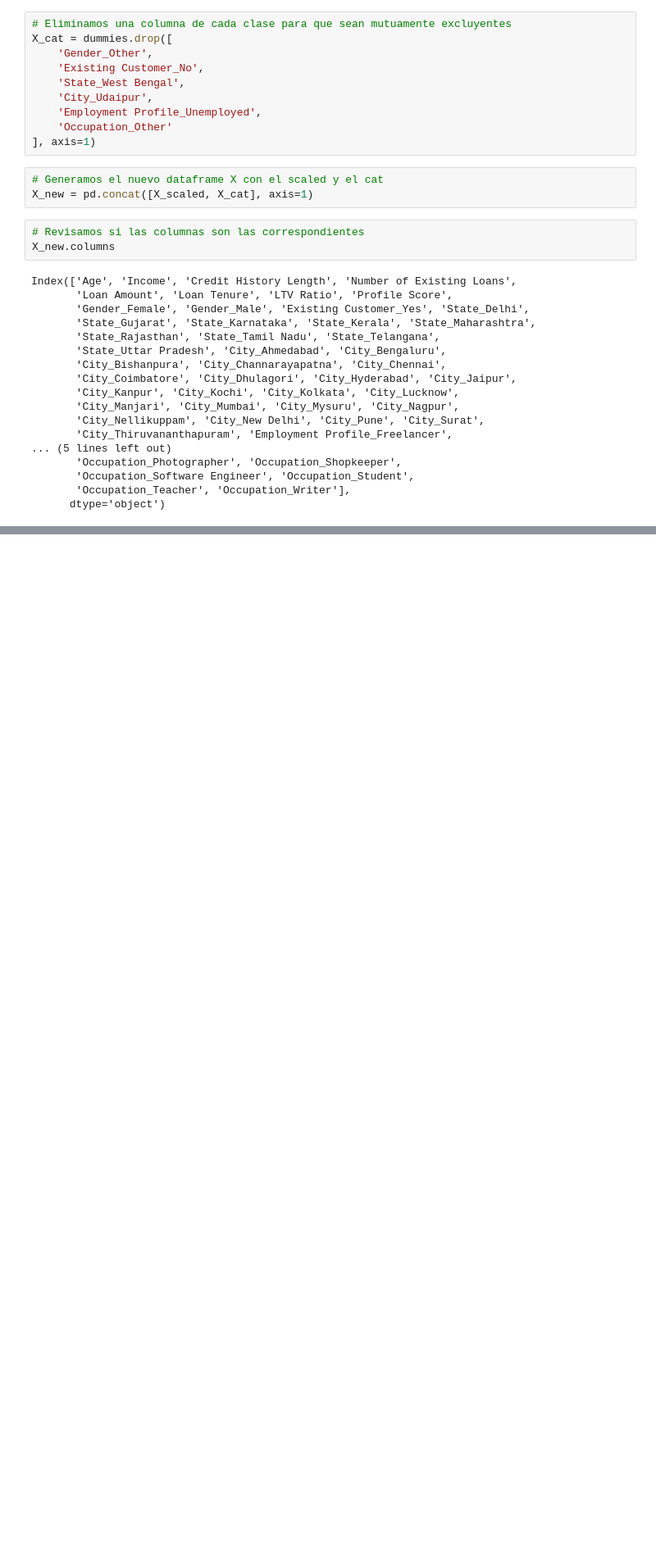
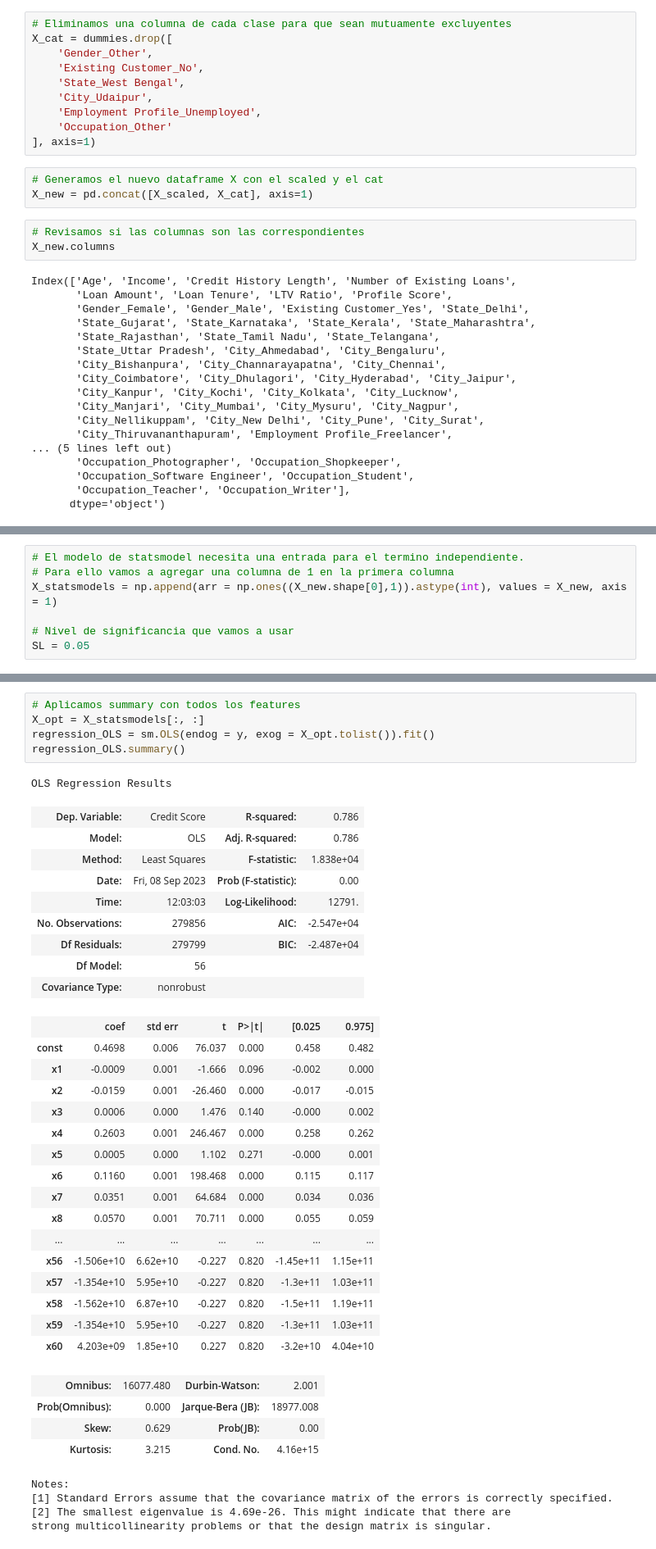
Before and after one commit to manoloacademia/aprMaqI_CEIA, a Jupyter notebook: trabajo_final/credit_v1.ipynb, the cells around one changed output, grey strips where cells are left out. Shown: that part at 82% size. Drawn from its saved outputs; the diff is of its cells as text; blank space fills up the shorter version.

```diff
--- a/trabajo_final/credit_v1.ipynb
+++ b/trabajo_final/credit_v1.ipynb
@@ -229,0 +388,7 @@ Index(['Age', 'Income', 'Credit History Length', 'Number of Existing Loans',
+# %%
+# El modelo de statsmodel necesita una entrada para el termino independiente.
+# Para ello vamos a agregar una columna de 1 en la primera columna
+X_statsmodels = np.append(arr = np.ones((X_new.shape[0],1)).astype(int), values = X_new, axis = 1)
+
+# Nivel de significancia que vamos a usar
+SL = 0.05
@@ -229,0 +399,40 @@ Index(['Age', 'Income', 'Credit History Length', 'Number of Existing Loans',
+# %%
+# Aplicamos summary con todos los features
+X_opt = X_statsmodels[:, :]
+regression_OLS = sm.OLS(endog = y, exog = X_opt.tolist()).fit()
+regression_OLS.summary()
+# %% [output]
+OLS Regression Results
+| Dep. Variable: | Credit Score | R-squared: | 0.786 |
+| Model: | OLS | Adj. R-squared: | 0.786 |
+| Method: | Least Squares | F-statistic: | 1.838e+04 |
+| Date: | Fri, 08 Sep 2023 | Prob (F-statistic): | 0.00 |
+| Time: | 12:03:03 | Log-Likelihood: | 12791. |
+| No. Observations: | 279856 | AIC: | -2.547e+04 |
+| Df Residuals: | 279799 | BIC: | -2.487e+04 |
+| Df Model: | 56 |  |  |
+| Covariance Type: | nonrobust |  |  |
+|  | coef | std err | t | P>|t| | [0.025 | 0.975] |
+| const | 0.4698 | 0.006 | 76.037 | 0.000 | 0.458 | 0.482 |
+| x1 | -0.0009 | 0.001 | -1.666 | 0.096 | -0.002 | 0.000 |
+| x2 | -0.0159 | 0.001 | -26.460 | 0.000 | -0.017 | -0.015 |
+| x3 | 0.0006 | 0.000 | 1.476 | 0.140 | -0.000 | 0.002 |
+| x4 | 0.2603 | 0.001 | 246.467 | 0.000 | 0.258 | 0.262 |
+| x5 | 0.0005 | 0.000 | 1.102 | 0.271 | -0.000 | 0.001 |
+| x6 | 0.1160 | 0.001 | 198.468 | 0.000 | 0.115 | 0.117 |
+| x7 | 0.0351 | 0.001 | 64.684 | 0.000 | 0.034 | 0.036 |
+| x8 | 0.0570 | 0.001 | 70.711 | 0.000 | 0.055 | 0.059 |
+| ... | ... | ... | ... | ... | ... | ... |
+| x56 | -1.506e+10 | 6.62e+10 | -0.227 | 0.820 | -1.45e+11 | 1.15e+11 |
+| x57 | -1.354e+10 | 5.95e+10 | -0.227 | 0.820 | -1.3e+11 | 1.03e+11 |
+| x58 | -1.562e+10 | 6.87e+10 | -0.227 | 0.820 | -1.5e+11 | 1.19e+11 |
+| x59 | -1.354e+10 | 5.95e+10 | -0.227 | 0.820 | -1.3e+11 | 1.03e+11 |
+| x60 | 4.203e+09 | 1.85e+10 | 0.227 | 0.820 | -3.2e+10 | 4.04e+10 |
+| Omnibus: | 16077.480 | Durbin-Watson: | 2.001 |
+| Prob(Omnibus): | 0.000 | Jarque-Bera (JB): | 18977.008 |
+| Skew: | 0.629 | Prob(JB): | 0.00 |
+| Kurtosis: | 3.215 | Cond. No. | 4.16e+15 |
+Notes:
+[1] Standard Errors assume that the covariance matrix of the errors is correctly specified.
+[2] The smallest eigenvalue is 4.69e-26. This might indicate that there are
+strong multicollinearity problems or that the design matrix is singular.
```
Also changed, not shown: parts of 25 cells of this notebook.
